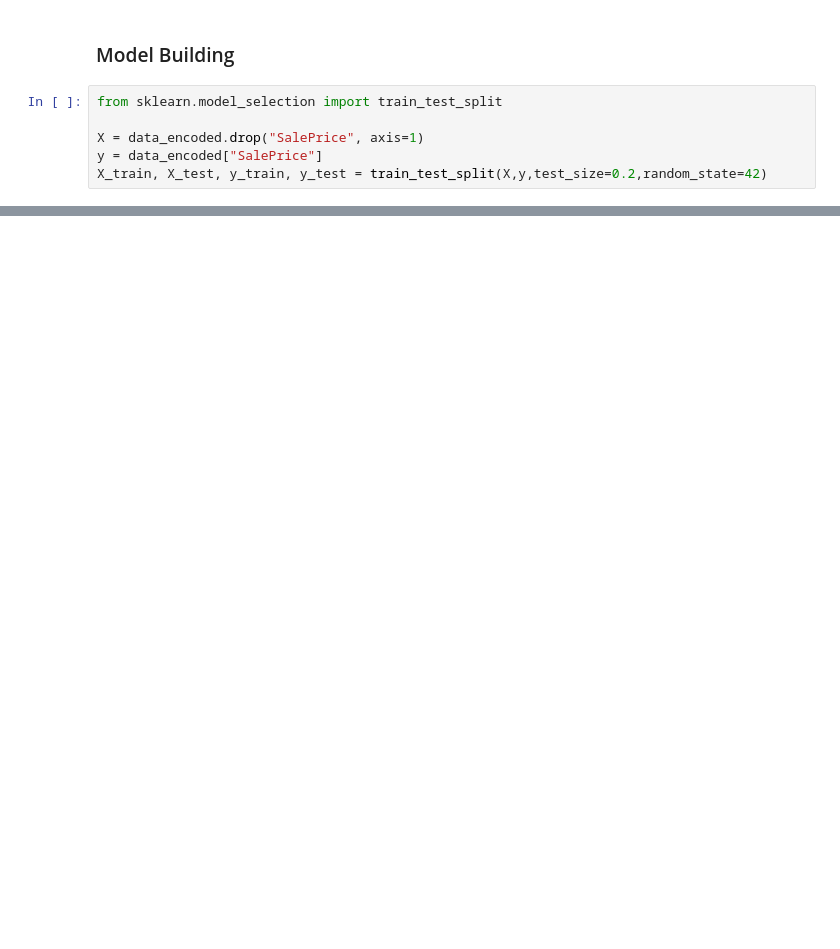
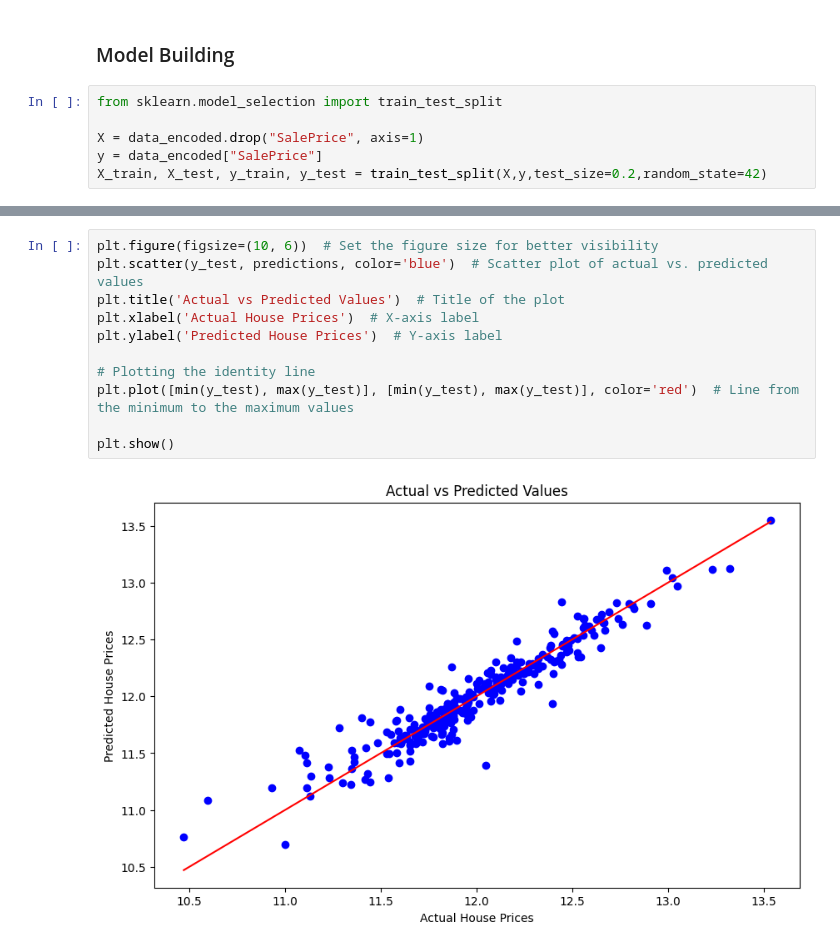
Before and after one commit to CChangala/MLProjects, a Jupyter notebook: sales-price-prediction-of-housing.ipynb, the cells around one changed output, grey strips where cells are left out. Saved outputs shown, nothing was run; the diff lists cells and outputs as text; blank space fills up the shorter version.

Commit message:
Kaggle Notebook | Sales Price Prediction of Housing  | Version 4

```diff
--- a/sales-price-prediction-of-housing.ipynb
+++ b/sales-price-prediction-of-housing.ipynb
@@ -281,0 +153,13 @@ print(rmse)
+# %%
+plt.figure(figsize=(10, 6))  # Set the figure size for better visibility
+plt.scatter(y_test, predictions, color='blue')  # Scatter plot of actual vs. predicted values
+plt.title('Actual vs Predicted Values')  # Title of the plot
+plt.xlabel('Actual House Prices')  # X-axis label
+plt.ylabel('Predicted House Prices')  # Y-axis label
+
+# Plotting the identity line
+plt.plot([min(y_test), max(y_test)], [min(y_test), max(y_test)], color='red')  # Line from the minimum to the maximum values
+
+plt.show()
+# %% [output]
+[figure, added]
```
Also changed, not shown: parts of 17 cells of this notebook.
